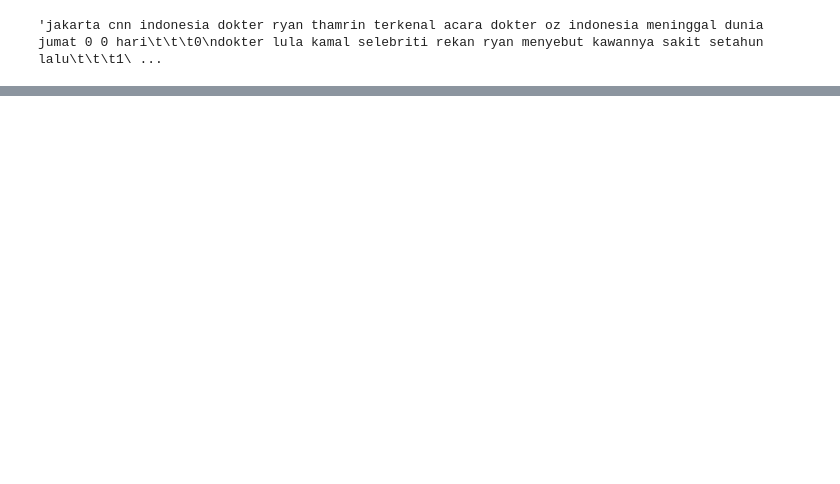
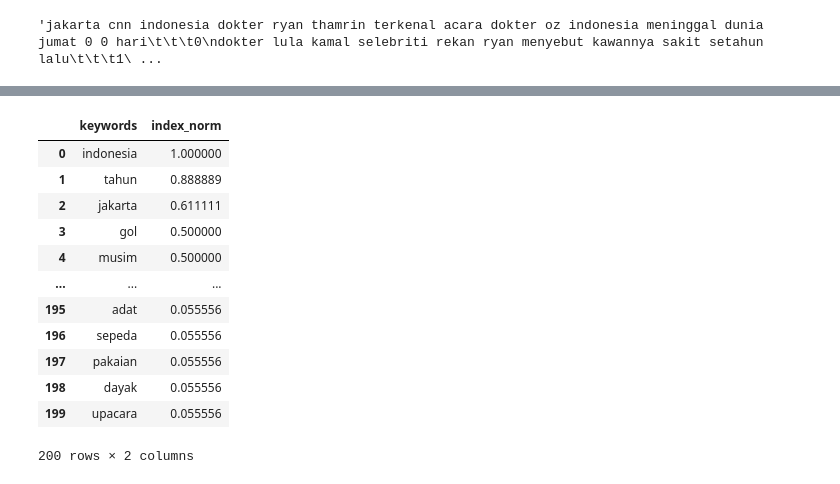
Before and after one commit to adibenc/dm-sum-key, a Jupyter notebook: main-sum.ipynb, the cells around one changed output, grey strips where cells are left out. Cells and saved outputs as stored; diff of their text form; code cells hidden in the pictures; blank space fills up the shorter version.

```diff
--- a/main-sum.ipynb
+++ b/main-sum.ipynb
@@ -462,0 +576,22 @@ docsKeywords[1], docsKeywords[2], docsKeywords[3]
+# %%
+# normalized frequency
+dfwck = pd.DataFrame({
+    "keywords": wck.words_.keys(),
+    "index_norm": wck.words_.values(),
+})
+dfwck.to_csv("./dummy/2022-0529-wck.csv")
+dfwck
+# %% [output]
+|  | keywords | index_norm |
+| 0 | indonesia | 1.000000 |
+| 1 | tahun | 0.888889 |
+| 2 | jakarta | 0.611111 |
+| 3 | gol | 0.500000 |
+| 4 | musim | 0.500000 |
+| ... | ... | ... |
+| 195 | adat | 0.055556 |
+| 196 | sepeda | 0.055556 |
+| 197 | pakaian | 0.055556 |
+| 198 | dayak | 0.055556 |
+| 199 | upacara | 0.055556 |
+200 rows × 2 columns
```
Also changed, not shown: parts of 22 cells of this notebook, 1 other file.
